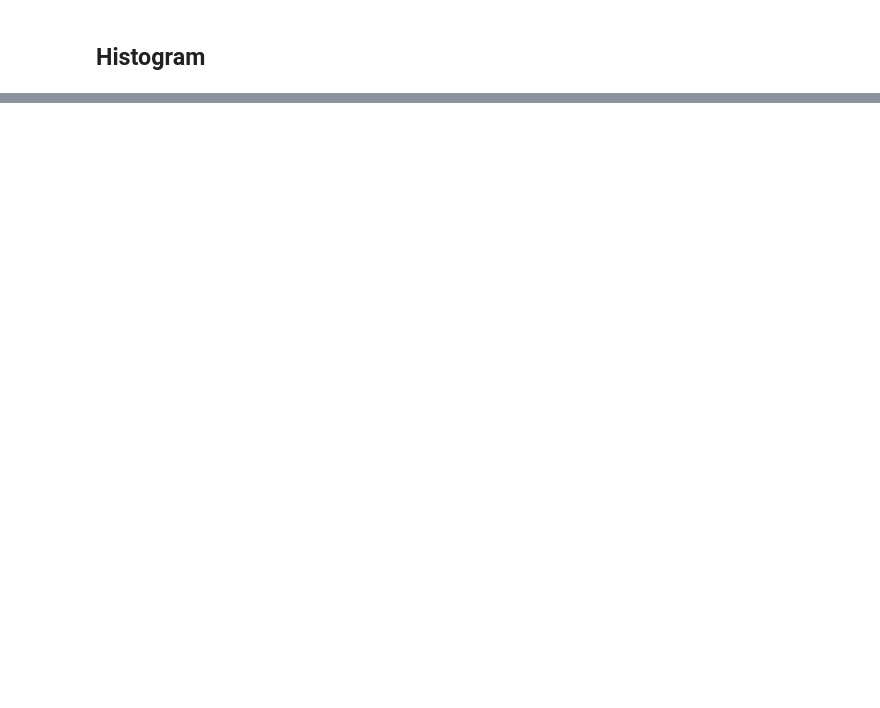
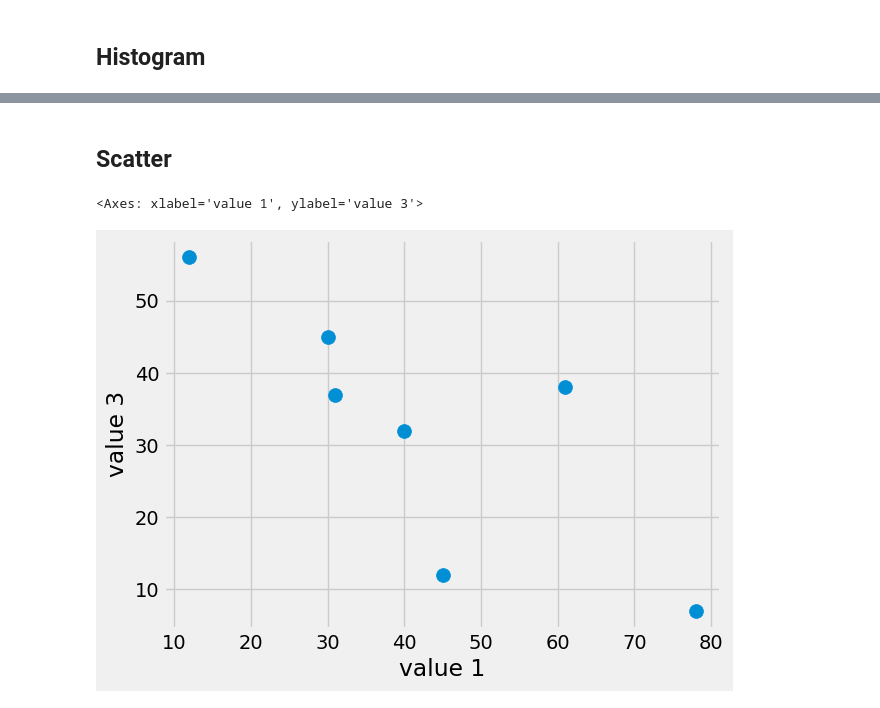
Before and after one commit to aleksmn/DataLessons, a Jupyter notebook: 06-visualizations.ipynb, the cells around one changed output, grey strips where cells are left out. Drawn from its saved outputs; the diff is of its cells as text; code cells hidden in the pictures; blank space fills up the shorter version.

Commit message:
add scatter plot

```diff
--- a/06-visualizations.ipynb
+++ b/06-visualizations.ipynb
@@ -110,0 +111,7 @@ df.plot(kind="hist", bins=10, stacked=True)
+# %% [markdown]
+## Scatter
+# %%
+df.plot(kind="scatter", x="value 1", y="value 3", s=100)
+# %% [output]
+<Axes: xlabel='value 1', ylabel='value 3'>
+[figure, added]
```
Also changed, not shown: parts of 6 cells of this notebook, 1 other file.
